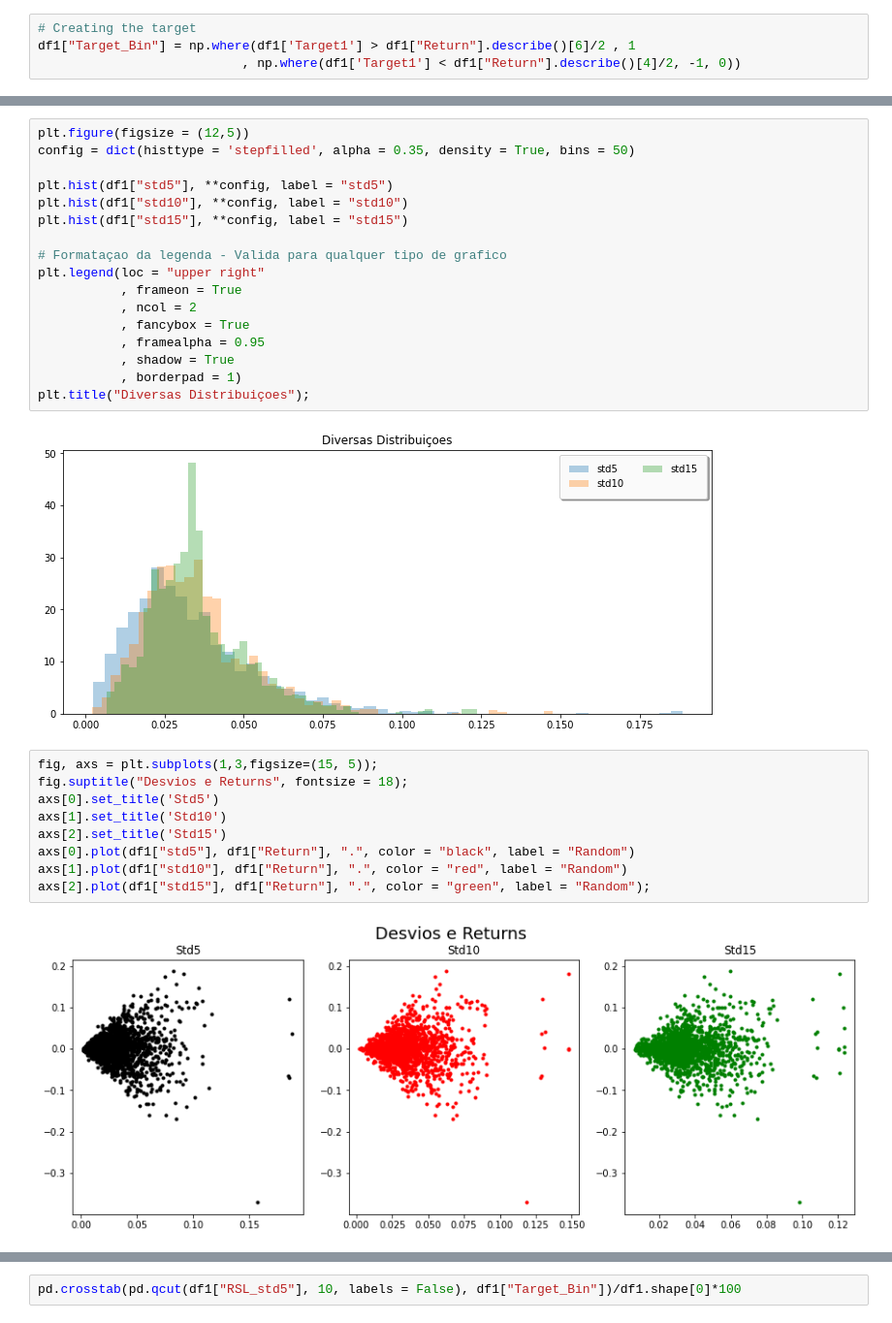
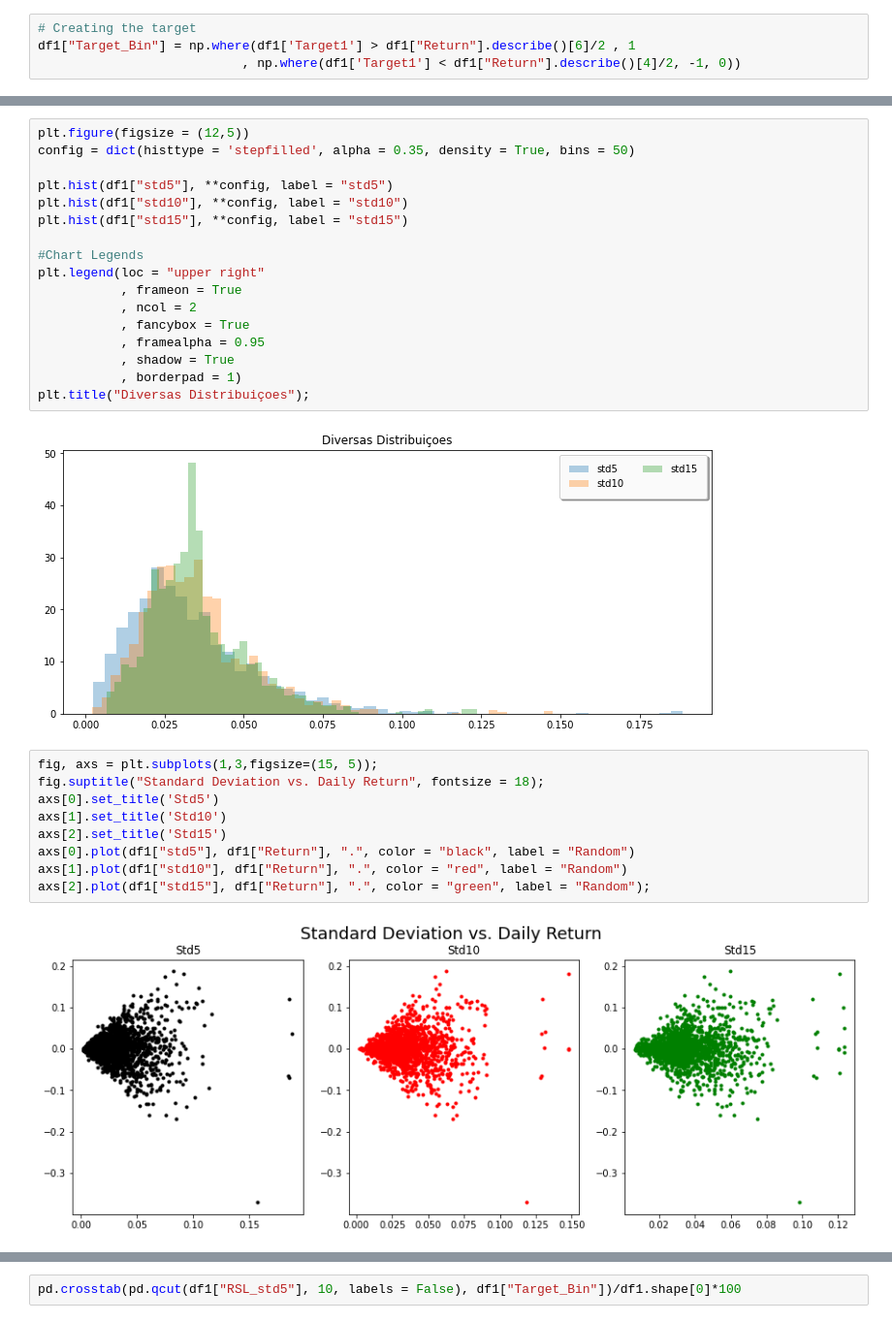
Before and after one commit to lgbongiolo/Neural-Networks-for-Markets, a Jupyter notebook: Neural Network Finance - Tester V1.2.ipynb, the cells around one changed output, grey strips where cells are left out. Shown at 97% size. Drawn from its saved outputs; the diff is of its cells as text.

```diff
--- a/Neural Network Finance - Tester V1.2.ipynb
+++ b/Neural Network Finance - Tester V1.2.ipynb
@@ -206,7 +205,7 @@ plt.hist(df1["std5"], **config, label = "std5")
 plt.hist(df1["std10"], **config, label = "std10")
 plt.hist(df1["std15"], **config, label = "std15")
 
-# Formataçao da legenda - Valida para qualquer tipo de grafico
+#Chart Legends
 plt.legend(loc = "upper right"
            , frameon = True
            , ncol = 2
@@ -219,13 +218,13 @@ plt.title("Diversas Distribuiçoes");
 [figure]
 # %%
 fig, axs = plt.subplots(1,3,figsize=(15, 5));
-fig.suptitle("Desvios e Returns", fontsize = 18);
+fig.suptitle("Standard Deviation vs. Daily Return", fontsize = 18);
 axs[0].set_title('Std5')
 axs[1].set_title('Std10')
 axs[2].set_title('Std15')
 axs[0].plot(df1["std5"], df1["Return"], ".", color = "black", label = "Random")
 axs[1].plot(df1["std10"], df1["Return"], ".", color = "red", label = "Random")
 axs[2].plot(df1["std15"], df1["Return"], ".", color = "green", label = "Random");
 # %% [output]
-[figure, old version]
+[figure, new version]
 # %%
```
Also changed, not shown: parts of 29 cells of this notebook.
